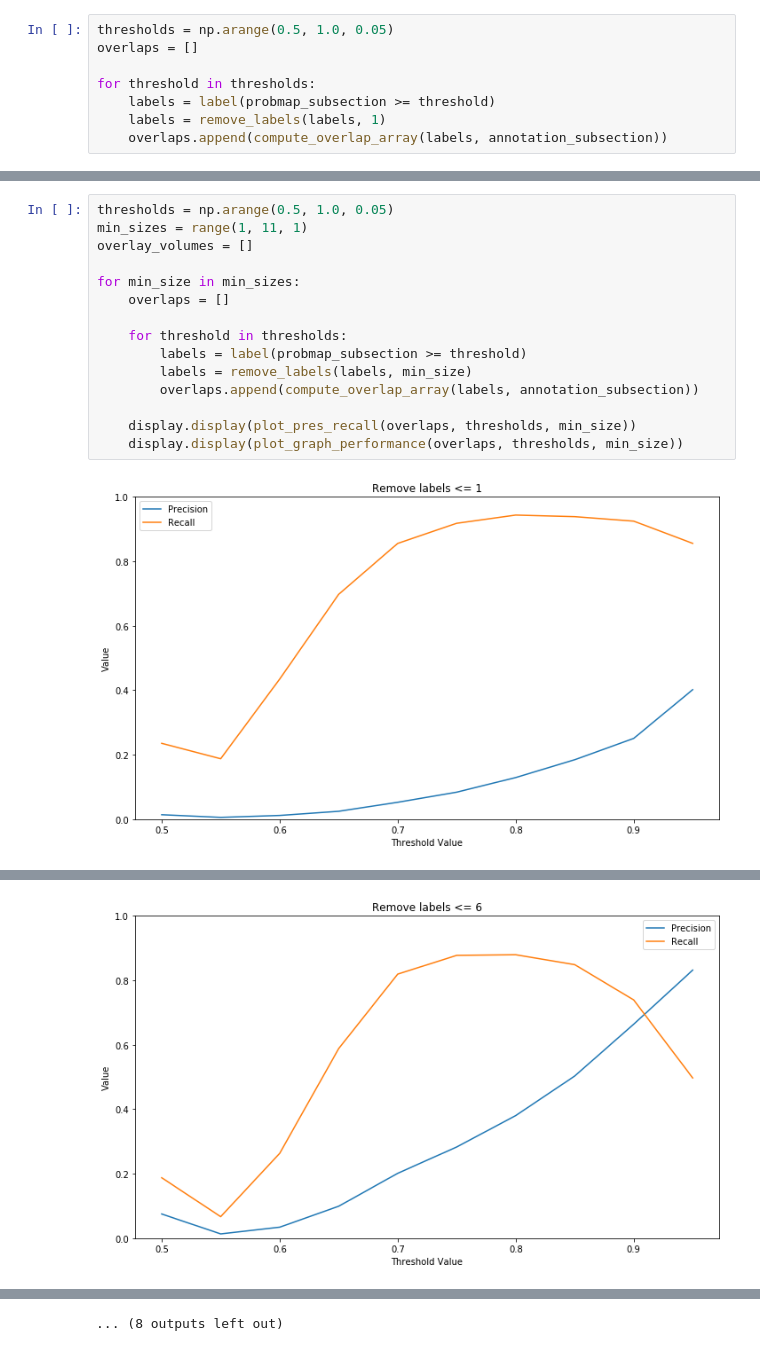
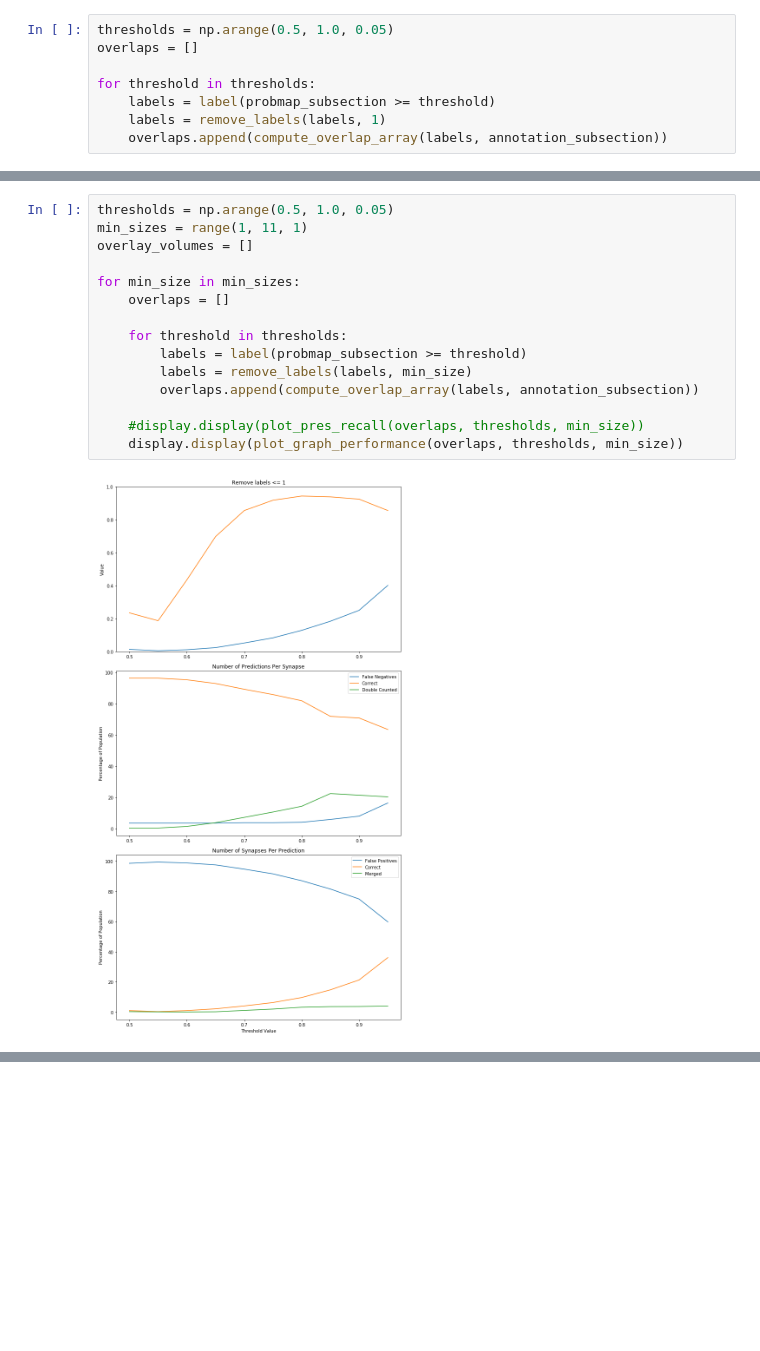
Before and after one commit to NeuroDataDesign/LIDS, a Jupyter notebook: notebooks/ROC.ipynb, the cells around one changed output, grey strips where cells are left out. Cells and saved outputs as stored; diff of their text form; blank space fills up the shorter version.

Commit message:
update graphs

```diff
--- a/notebooks/ROC.ipynb
+++ b/notebooks/ROC.ipynb
@@ -106,17 +118,17 @@ display.display(plot_graph_performance(overlaps, thresholds, 1))
 # %%
 thresholds = np.arange(0.5, 1.0, 0.05)
 min_sizes = range(1, 11, 1)
 overlay_volumes = []
 
 for min_size in min_sizes:
     overlaps = []
 
     for threshold in thresholds:
         labels = label(probmap_subsection >= threshold)
         labels = remove_labels(labels, min_size)
         overlaps.append(compute_overlap_array(labels, annotation_subsection))
 
-    display.display(plot_pres_recall(overlaps, thresholds, min_size))
+    #display.display(plot_pres_recall(overlaps, thresholds, min_size))
     display.display(plot_graph_performance(overlaps, thresholds, min_size))
 # %% [output]
-[figure, old version]
+[figure, new version]
@@ -132 +143,0 @@ for min_size in min_sizes:
-[figure, removed]
@@ -134 +143,0 @@ for min_size in min_sizes:
-... (8 outputs left out)
```
Also changed, not shown: parts of 5 cells of this notebook.
